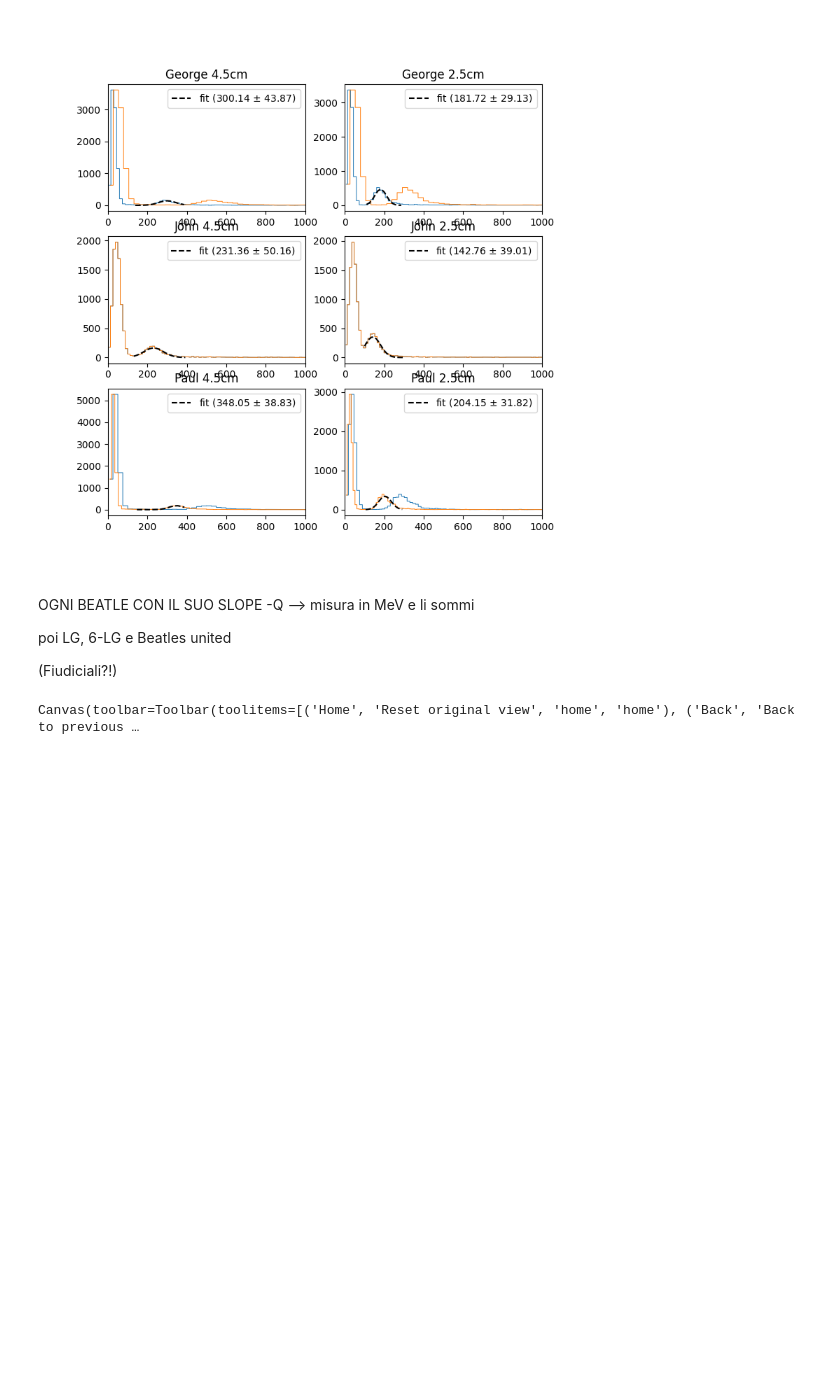
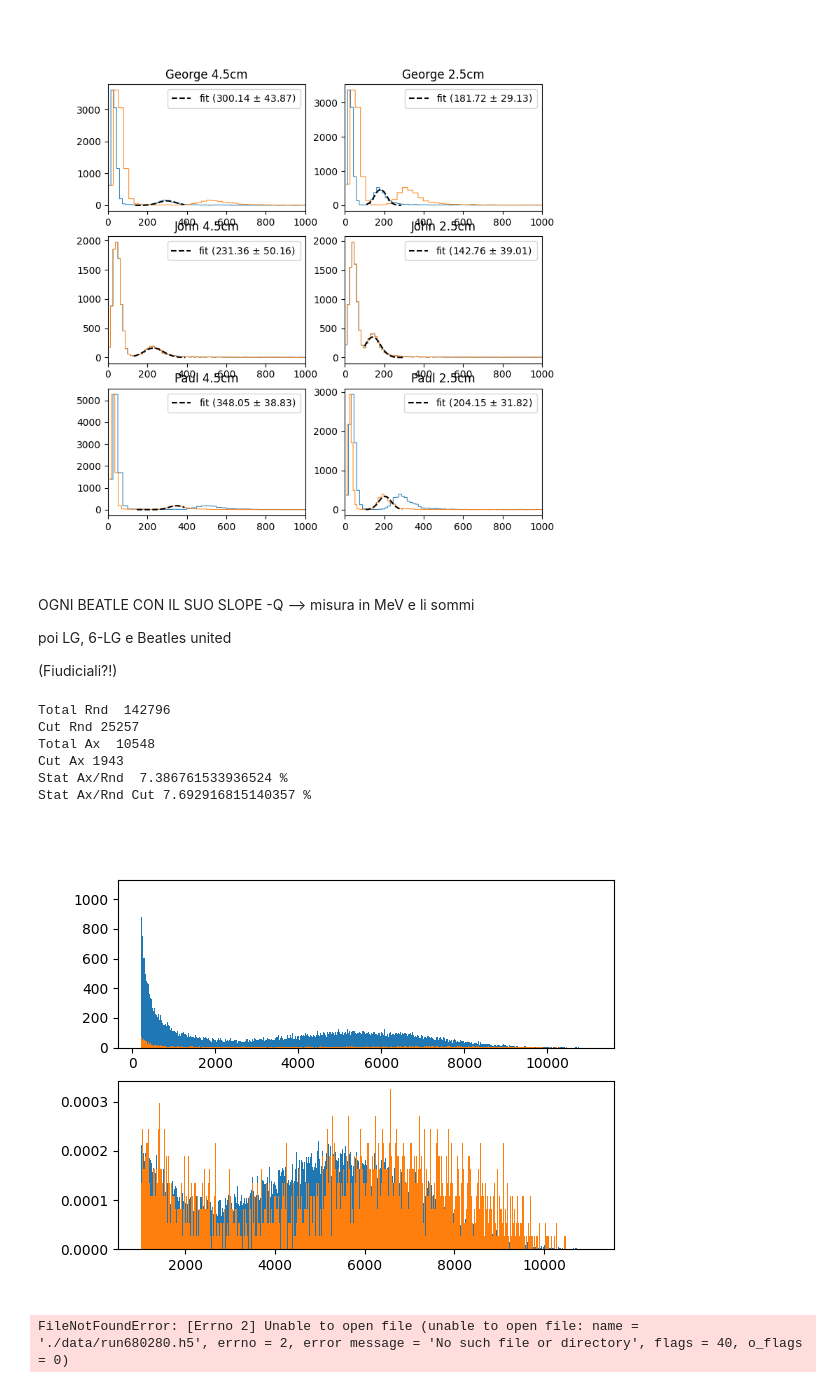
Before and after one commit to Ncanale/OREO_T9_23, a Jupyter notebook: OREO_T9_23_Calib_Beatles.ipynb, the cells around one changed output. Saved outputs shown, nothing was run; the diff lists cells and outputs as text; code cells hidden in the pictures; blank space fills up the shorter version.

```diff
--- a/OREO_T9_23_Calib_Beatles.ipynb
+++ b/OREO_T9_23_Calib_Beatles.ipynb
@@ -323,19 +325,60 @@ OGNI BEATLE CON IL SUO SLOPE -Q --> misura in MeV e li sommi
 poi LG, 6-LG e Beatles united
 
 (Fiudiciali?!)
+# %%
+fig, ax = plt.subplots(2)
+
+xpos,xinfo,ph,tm,evi,Beatles,x1,y1,x2,y2,x_cry,y_cry = file_corrector(680293)
+ax[0].hist(Beatles[:,1][Beatles[:,1]>200],500)
+ax[1].hist(Beatles[:,1][Beatles[:,1]>1000],500,density=True)
+
+Tot_ev_Rnd = Beatles[:,1].shape[0]
+Tot_ev_Rnd_CUT = Beatles[:,1][Beatles[:,1]>1000].shape[0]
+
+print('Total Rnd ', Tot_ev_Rnd)
+print('Cut Rnd', Tot_ev_Rnd_CUT)
+
+
+xpos,xinfo,ph,tm,evi,Beatles,x1,y1,x2,y2,x_cry,y_cry = file_corrector(680294)
+ax[0].hist(Beatles[:,1][Beatles[:,1]>200],500)
+ax[1].hist(Beatles[:,1][Beatles[:,1]>1000],500,density=True)
+
+Tot_ev_Ax = Beatles[:,1].shape[0]
+Tot_ev_Ax_CUT = Beatles[:,1][Beatles[:,1]>1000].shape[0]
+
+print('Total Ax ', Tot_ev_Ax)
+print('Cut Ax', Tot_ev_Ax_CUT)
+
+print('Stat Ax/Rnd ', (Tot_ev_Ax/Tot_ev_Rnd)*100, '%')
+print('Stat Ax/Rnd Cut', (Tot_ev_Ax_CUT/Tot_ev_Rnd_CUT)*100, '%')
+
+
+plt.show()
+# %% [output]
+Total Rnd  142796
+Cut Rnd 25257
+Total Ax  10548
+Cut Ax 1943
+Stat Ax/Rnd  7.386761533936524 %
+Stat Ax/Rnd Cut 7.692916815140357 %
+[figure, added]
+# %%
+xpos,xinfo,ph,tm,evi,Beatles,x1,y1,x2,y2,x_cry,y_cry = file_corrector(680280)
+ev_80 =xpos[:,0].shape[0]
+print('80 ', ev_80)
+xpos,xinfo,ph,tm,evi,Beatles,x1,y1,x2,y2,x_cry,y_cry = file_corrector(680294)
+ev_94=xpos[:,0].shape[0]
+print('94 ', ev_94)
+
+print('11.11 ',(ev_94/ev_80)*100)
+# %% [output]
+FileNotFoundError: [Errno 2] Unable to open file (unable to open file: name = './data/run680280.h5', errno = 2, error message = 'No such file or directory', flags = 40, o_flags = 0)
 # %%
+xpos,xinfo,ph,tm,evi,Beatles,x1,y1,x2,y2,x_cry,y_cry = file_corrector(680280)
+ev_80 =xpos[:,0].shape[0]
+print('80 ', ev_80)
 xpos,xinfo,ph,tm,evi,Beatles,x1,y1,x2,y2,x_cry,y_cry = file_corrector(680294)
-fig, ax = plt.subplots(2)
+ev_94=xpos[:,0].shape[0]
+print('94 ', ev_94)
 
-ax[0].hist(Beatles[:,1][Beatles[:,1]>200],500)
-ax[1].hist(Beatles[:,1][Beatles[:,1]>2000],500,density=True)
-
-xpos,xinfo,ph,tm,evi,Beatles,x1,y1,x2,y2,x_cry,y_cry = file_corrector(680293)
-ax[0].hist(Beatles[:,1][Beatles[:,1]>200],500)
-ax[1].hist(Beatles[:,1][Beatles[:,1]>2000],500,density=True)
-
-
-
-plt.show()
+print('now ', (ev_94/ev_80)*100)
-# %% [output]
-Canvas(toolbar=Toolbar(toolitems=[('Home', 'Reset original view', 'home', 'home'), ('Back', 'Back to previous …
```
Also changed, not shown: parts of 1 cell of this notebook, 2 other files.
